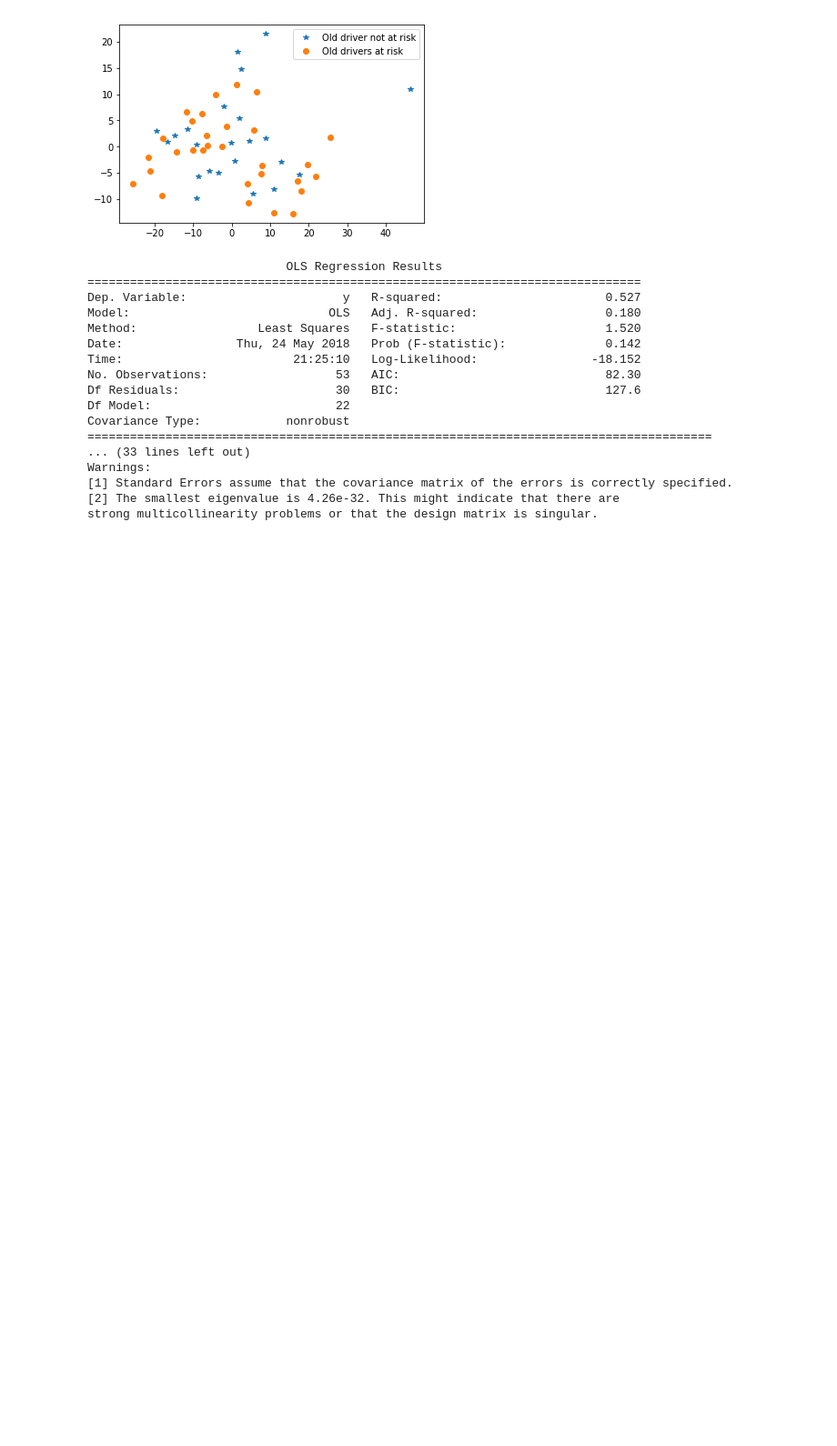
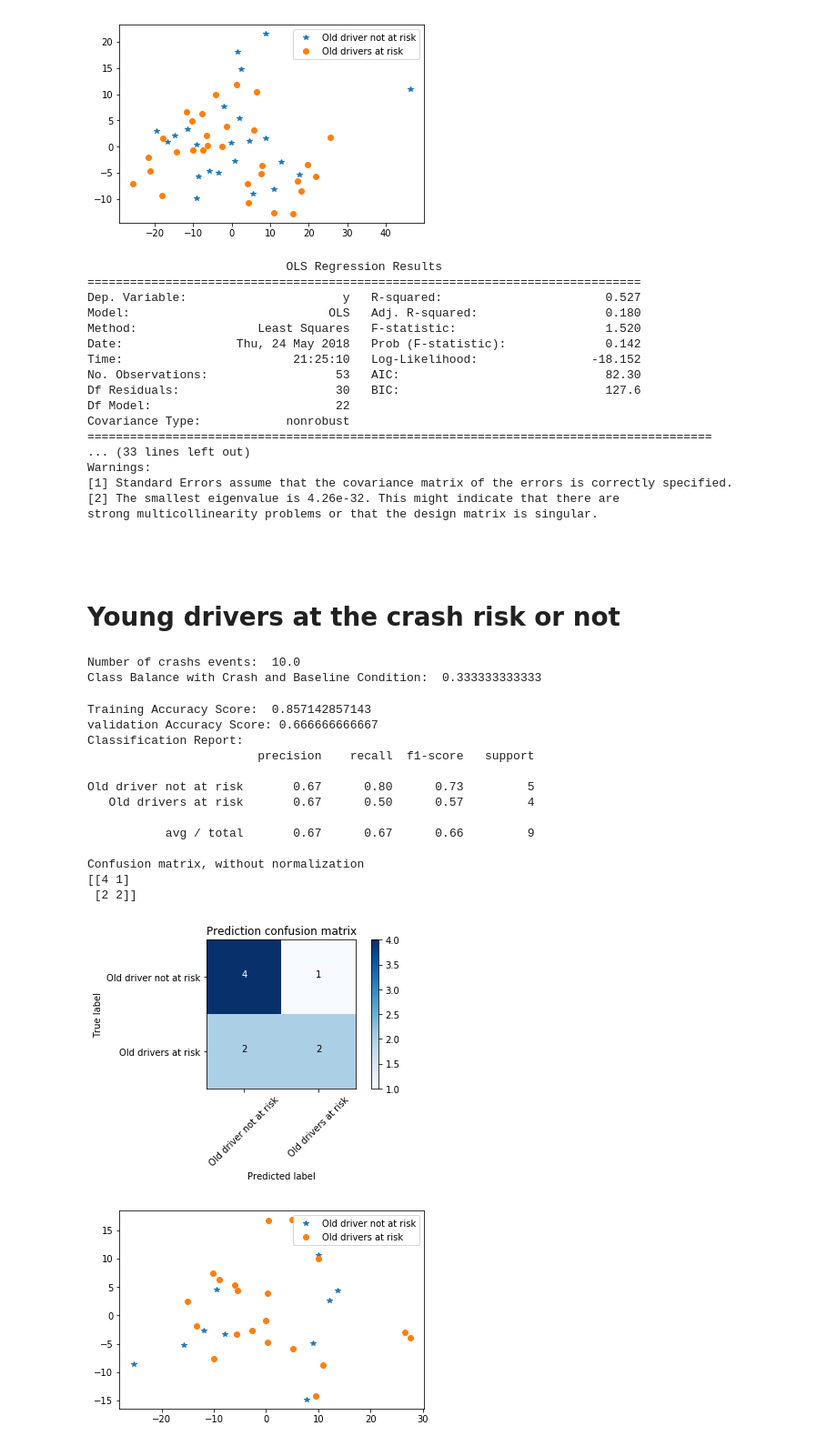
Before and after one commit to imraviagrawal/SHPR2video_git, a Jupyter notebook: SHRP2datafiles.ipynb, the cells around one changed output. Shown: that part at 91% size. Cells and saved outputs as stored; diff of their text form; code cells hidden in the pictures; blank space fills up the shorter version.

Commit message:
young driver at risk or not

```diff
--- a/SHRP2datafiles.ipynb
+++ b/SHRP2datafiles.ipynb
@@ -568,3 +568,51 @@ Warnings:
 [1] Standard Errors assume that the covariance matrix of the errors is correctly specified.
 [2] The smallest eigenvalue is 4.26e-32. This might indicate that there are
 strong multicollinearity problems or that the design matrix is singular.
+# %% [markdown]
+#
+# %% [markdown]
+#  Young drivers at the crash risk or not
+# %%
+leftTurn = pd.read_excel("leftturn.xlsx")
+
+young_crash = leftTurn[(leftTurn["age"]<=65) & ((leftTurn["crashStatus"]=="Crash"))]
+young_baseline = leftTurn[(leftTurn["age"]<=65) & (leftTurn["crashStatus"]=="Balanced-Sample Baseline")][:20]
+leftTurn = pd.concat([young_crash, young_baseline])
+data = leftTurn.drop(["File_id","time_of_entering","time_of_exiting","precipitatingEvent",
+                      "preIncidentManeuver", "crash", "maneuverJudgment", "incomplete_video",
+                      "vehicle_movement", 'intersection_type'], axis = 1)
+
+y = data["crashStatus"]
+data = data.drop( 'crashStatus', axis=1)
+y[y=="Balanced-Sample Baseline"] = False
+y[y != False] = True
+y  = np.asarray(y,dtype=np.float64)
+filledData = data.where(pd.notna(data), data.mean(), axis='columns')
+print("Number of crashs events: ", sum(y))
+print("Class Balance with Crash and Baseline Condition: ", sum(y)/len(y))
+# from sklearn.feature_selection import SelectKBest,f_classif
+# selector = SelectKBest(f_classif, k=10).fit(filledData,y)
+# featurefilledData = selector.transform(filledData)
+X_train, X_test, y_train, y_test = train_test_split(filledData, y, train_size=0.7)
+# %% [output]
+Number of crashs events:  10.0
+Class Balance with Crash and Baseline Condition:  0.333333333333
+# %%
+clf = LogisticRegression(max_iter=100, penalty='l1')
+Classifier_performance(clf, ["Old driver not at risk", "Old drivers at risk"], y, filledData=filledData, X_train=X_train, X_test=X_test, y_train=y_train, y_test=y_test )
+# %% [output]
+Training Accuracy Score:  0.857142857143
+validation Accuracy Score: 0.666666666667
+Classification Report:
+                        precision    recall  f1-score   support
+
+Old driver not at risk       0.67      0.80      0.73         5
+   Old drivers at risk       0.67      0.50      0.57         4
+
+           avg / total       0.67      0.67      0.66         9
+
+Confusion matrix, without normalization
+[[4 1]
+ [2 2]]
+[figure, added]
+[figure, added]
```
Also changed, not shown: parts of 1 cell of this notebook.
